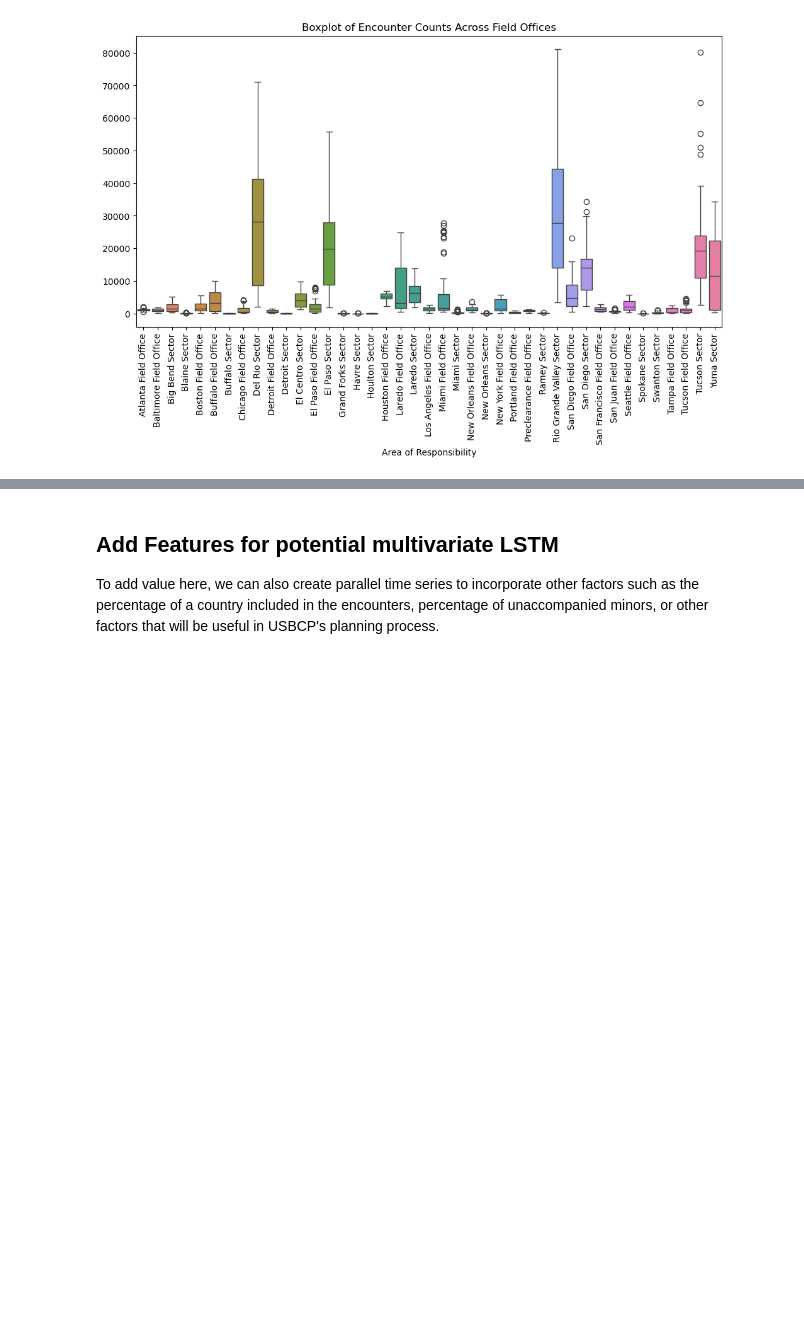
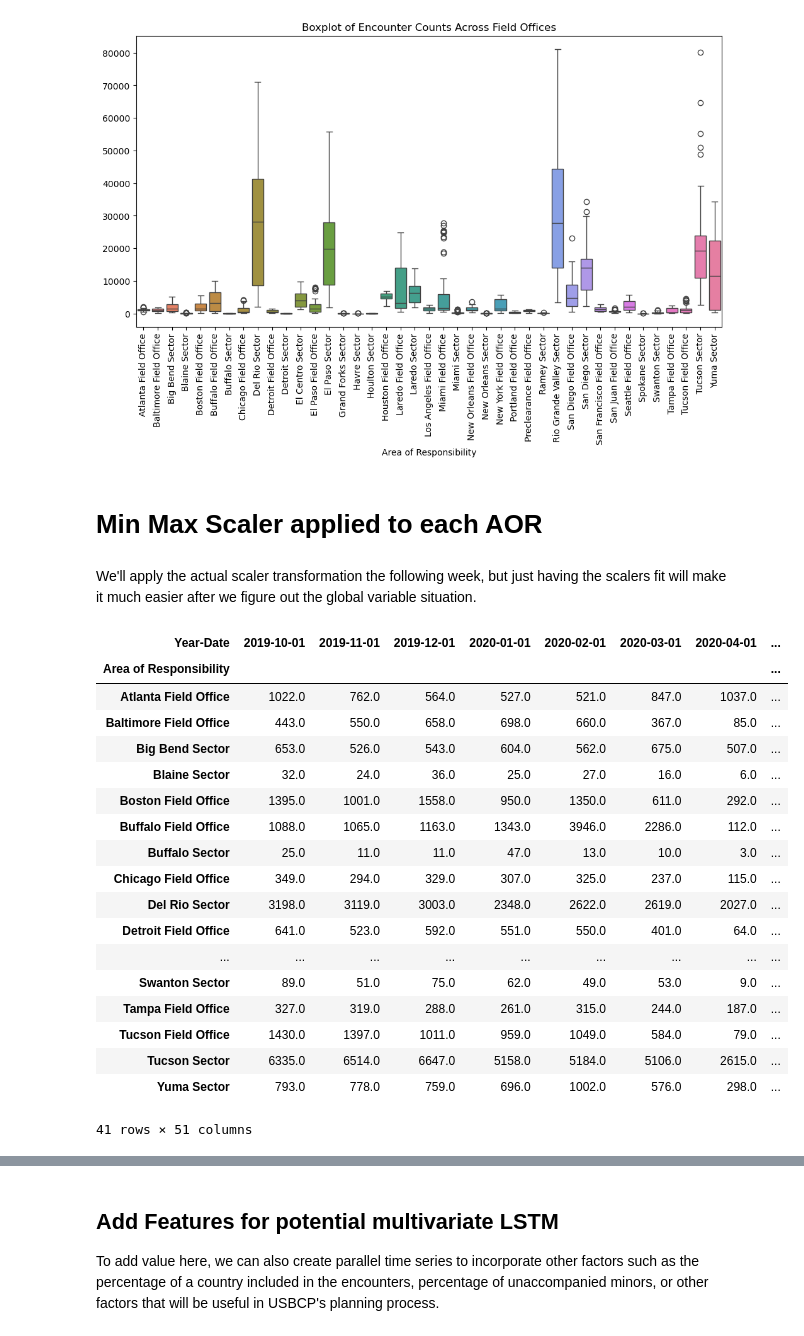
Before and after one commit to alanklin/AA-Capstone, a Jupyter notebook: Code/Notebooks/week4_dataprocessing.ipynb, the cells around one changed output, grey strips where cells are left out. Saved outputs shown, nothing was run; the diff lists cells and outputs as text; code cells hidden in the pictures; blank space fills up the shorter version.

```diff
--- a/Code/Notebooks/week4_dataprocessing.ipynb
+++ b/Code/Notebooks/week4_dataprocessing.ipynb
@@ -97,3 +91,7 @@ Year-Date
 2023-11-01  64636.0
 2023-12-01  80184.0
 [figure]
+# %% [markdown]
+# Min Max Scaler applied to each AOR
+# %% [markdown]
+We'll apply the actual scaler transformation the following week, but just having the scalers fit will make it much easier after we figure out the global variable situation.
@@ -99,0 +112,22 @@ Year-Date
+# %%
+sector_train_pivot
+# %% [output]
+| Year-Date | 2019-10-01 | 2019-11-01 | 2019-12-01 | 2020-01-01 | 2020-02-01 | 2020-03-01 | 2020-04-01 | ... |
+| Area of Responsibility |  |  |  |  |  |  |  | ... |
+| Atlanta Field Office | 1022.0 | 762.0 | 564.0 | 527.0 | 521.0 | 847.0 | 1037.0 | ... |
+| Baltimore Field Office | 443.0 | 550.0 | 658.0 | 698.0 | 660.0 | 367.0 | 85.0 | ... |
+| Big Bend Sector | 653.0 | 526.0 | 543.0 | 604.0 | 562.0 | 675.0 | 507.0 | ... |
+| Blaine Sector | 32.0 | 24.0 | 36.0 | 25.0 | 27.0 | 16.0 | 6.0 | ... |
+| Boston Field Office | 1395.0 | 1001.0 | 1558.0 | 950.0 | 1350.0 | 611.0 | 292.0 | ... |
+| Buffalo Field Office | 1088.0 | 1065.0 | 1163.0 | 1343.0 | 3946.0 | 2286.0 | 112.0 | ... |
+| Buffalo Sector | 25.0 | 11.0 | 11.0 | 47.0 | 13.0 | 10.0 | 3.0 | ... |
+| Chicago Field Office | 349.0 | 294.0 | 329.0 | 307.0 | 325.0 | 237.0 | 115.0 | ... |
+| Del Rio Sector | 3198.0 | 3119.0 | 3003.0 | 2348.0 | 2622.0 | 2619.0 | 2027.0 | ... |
+| Detroit Field Office | 641.0 | 523.0 | 592.0 | 551.0 | 550.0 | 401.0 | 64.0 | ... |
+| ... | ... | ... | ... | ... | ... | ... | ... | ... |
+| Swanton Sector | 89.0 | 51.0 | 75.0 | 62.0 | 49.0 | 53.0 | 9.0 | ... |
+| Tampa Field Office | 327.0 | 319.0 | 288.0 | 261.0 | 315.0 | 244.0 | 187.0 | ... |
+| Tucson Field Office | 1430.0 | 1397.0 | 1011.0 | 959.0 | 1049.0 | 584.0 | 79.0 | ... |
+| Tucson Sector | 6335.0 | 6514.0 | 6647.0 | 5158.0 | 5184.0 | 5106.0 | 2615.0 | ... |
+| Yuma Sector | 793.0 | 778.0 | 759.0 | 696.0 | 1002.0 | 576.0 | 298.0 | ... |
+41 rows × 51 columns
```
Also changed, not shown: parts of 7 cells of this notebook, 2 other files.
